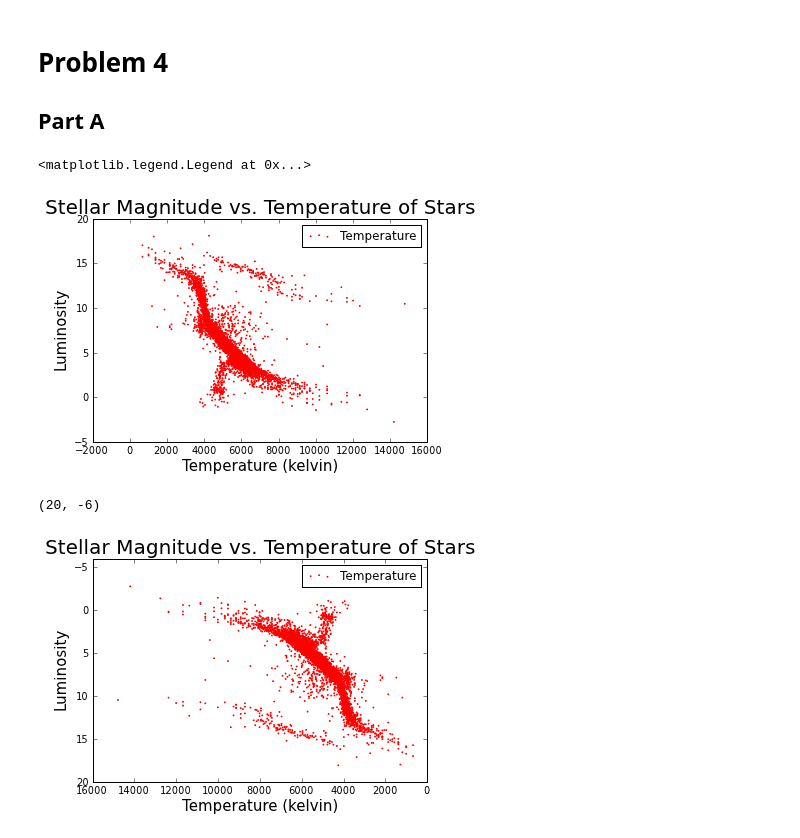
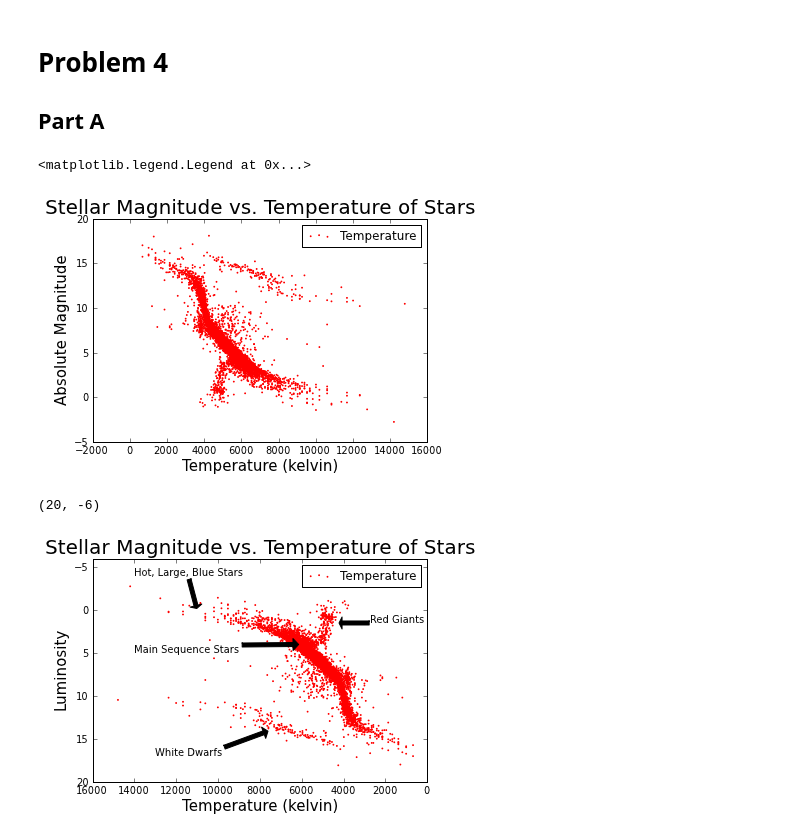
Before and after one commit to dcrose/PHYS202-S13, a Jupyter notebook: Week3/GraphicsEx2.ipynb, the cells around one changed output. Drawn from its saved outputs; the diff is of its cells as text; code cells hidden in the pictures.

```diff
--- a/Week3/GraphicsEx2.ipynb
+++ b/Week3/GraphicsEx2.ipynb
@@ -144,26 +145,29 @@ b = star_data[:,1]
 pylab.scatter(a,b, color="red",linewidth=1,label="Temperature",s=0.7)
 
 xlabel("Temperature (kelvin)",fontsize=15)
-ylabel("Luminosity",fontsize=15)
+ylabel("Absolute Magnitude",fontsize=15)
 title("Stellar Magnitude vs. Temperature of Stars",fontsize = 20)
 legend()
 # %% [output]
 <matplotlib.legend.Legend at 0x...>
-[figure, old version]
+[figure, new version]
 # %%
 star_data = loadtxt("/Users/dakotacrose/Documents/PHYS202-S13/Week3/stars.txt",float)
 a = star_data[:,0]
 b = star_data[:,1]
 
 pylab.scatter(a,b, color="red",linewidth=1,label="Temperature",s=0.7)
-
-ax.annotate('Red Giants', xy=(4300, 0), xytext=(2500, 1.5),arrowprops=dict(facecolor='black', shrink=0.05))
+ax = gca() #gca is get coordinate axes
+ax.annotate('Red Giants', xy=(4300, 1.5), xytext=(2700, 1.5),arrowprops=dict(facecolor='black', shrink=0.05))
+ax.annotate('Main Sequence Stars', xy=(6000, 4), xytext=(14000, 5),arrowprops=dict(facecolor='black', shrink=0.05))
+ax.annotate('Hot, Large, Blue Stars', xy=(11000, 0), xytext=(14000, -4),arrowprops=dict(facecolor='black', shrink=0.05))
+ax.annotate('White Dwarfs', xy=(7500, 14), xytext=(13000, 17),arrowprops=dict(facecolor='black', shrink=0.05))
 xlabel("Temperature (kelvin)",fontsize=15)
 ylabel("Luminosity",fontsize=15)
 title("Stellar Magnitude vs. Temperature of Stars",fontsize = 20)
 legend()
 xlim((16000,-1))
 ylim((20,-6))
 # %% [output]
 (20, -6)
-[figure, old version]
+[figure, new version]
```
Also changed, not shown: parts of 3 cells of this notebook.
